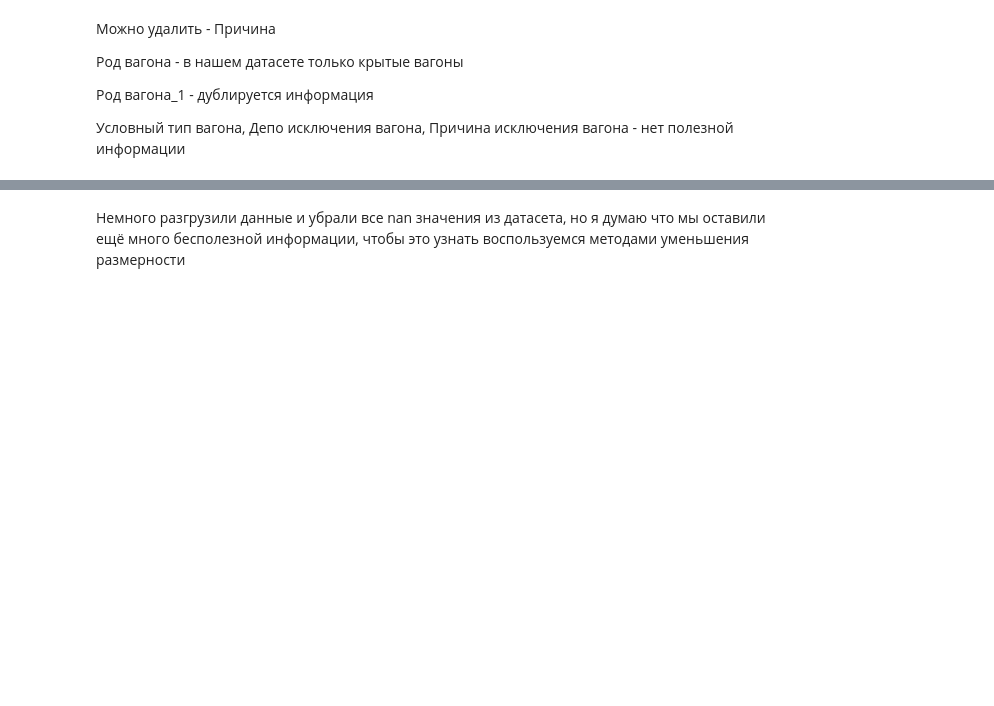
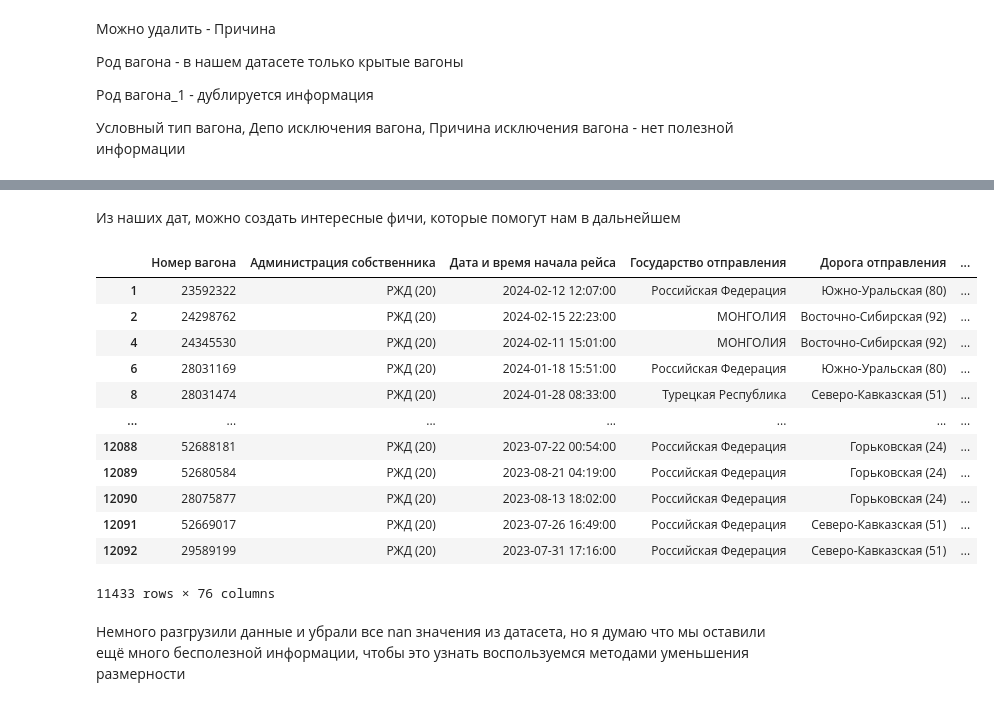
Before and after one commit to DanSikQ/Data_Analyst_Portfolio, a Jupyter notebook: projects/Auto-ML vs Me/Train.ipynb, the cells around one changed output, grey strips where cells are left out. Cells and saved outputs as stored; diff of their text form; code cells hidden in the pictures; blank space fills up the shorter version.

```diff
--- a/projects/Auto-ML vs Me/Train.ipynb
+++ b/projects/Auto-ML vs Me/Train.ipynb
@@ -206,2 +223,23 @@ info_cargo_imp
+# %% [markdown]
+Из наших дат, можно создать интересные фичи, которые помогут нам в дальнейшем
+# %%
+info_cargo_imp['Количество суток до планового ремонта'] = (info_cargo_imp[' Дата планового ремонта'] - info_cargo_imp['Дата актуальность']).dt.days
+info_cargo_imp['Количество суток до конца службы вагона'] = (info_cargo_imp['Утв. дата продления срока службы'] - info_cargo_imp['Дата актуальность']).dt.days
+
+info_cargo_imp
+# %% [output]
+|  | Номер вагона | Администрация собственника | Дата и время начала рейса | Государство отправления | Дорога отправления | ... |
+| 1 | 23592322 | РЖД (20) | 2024-02-12 12:07:00 | Российская Федерация | Южно-Уральская (80) | ... |
+| 2 | 24298762 | РЖД (20) | 2024-02-15 22:23:00 | МОНГОЛИЯ | Восточно-Сибирская (92) | ... |
+| 4 | 24345530 | РЖД (20) | 2024-02-11 15:01:00 | МОНГОЛИЯ | Восточно-Сибирская (92) | ... |
+| 6 | 28031169 | РЖД (20) | 2024-01-18 15:51:00 | Российская Федерация | Южно-Уральская (80) | ... |
+| 8 | 28031474 | РЖД (20) | 2024-01-28 08:33:00 | Турецкая Республика | Северо-Кавказская (51) | ... |
+| ... | ... | ... | ... | ... | ... | ... |
+| 12088 | 52688181 | РЖД (20) | 2023-07-22 00:54:00 | Российская Федерация | Горьковская (24) | ... |
+| 12089 | 52680584 | РЖД (20) | 2023-08-21 04:19:00 | Российская Федерация | Горьковская (24) | ... |
+| 12090 | 28075877 | РЖД (20) | 2023-08-13 18:02:00 | Российская Федерация | Горьковская (24) | ... |
+| 12091 | 52669017 | РЖД (20) | 2023-07-26 16:49:00 | Российская Федерация | Северо-Кавказская (51) | ... |
+| 12092 | 29589199 | РЖД (20) | 2023-07-31 17:16:00 | Российская Федерация | Северо-Кавказская (51) | ... |
+11433 rows × 76 columns
 # %%
 info_cargo_imp[['Грузоотправитель (наим)', 'Грузополучатель (наим)', 'Оператор', 'Собственник']] = info_cargo_imp[['Грузоотправитель (наим)', 'Грузополучатель (наим)', 'Оператор', 'Собственник']].fillna('')
```
Also changed, not shown: parts of 14 cells of this notebook.
